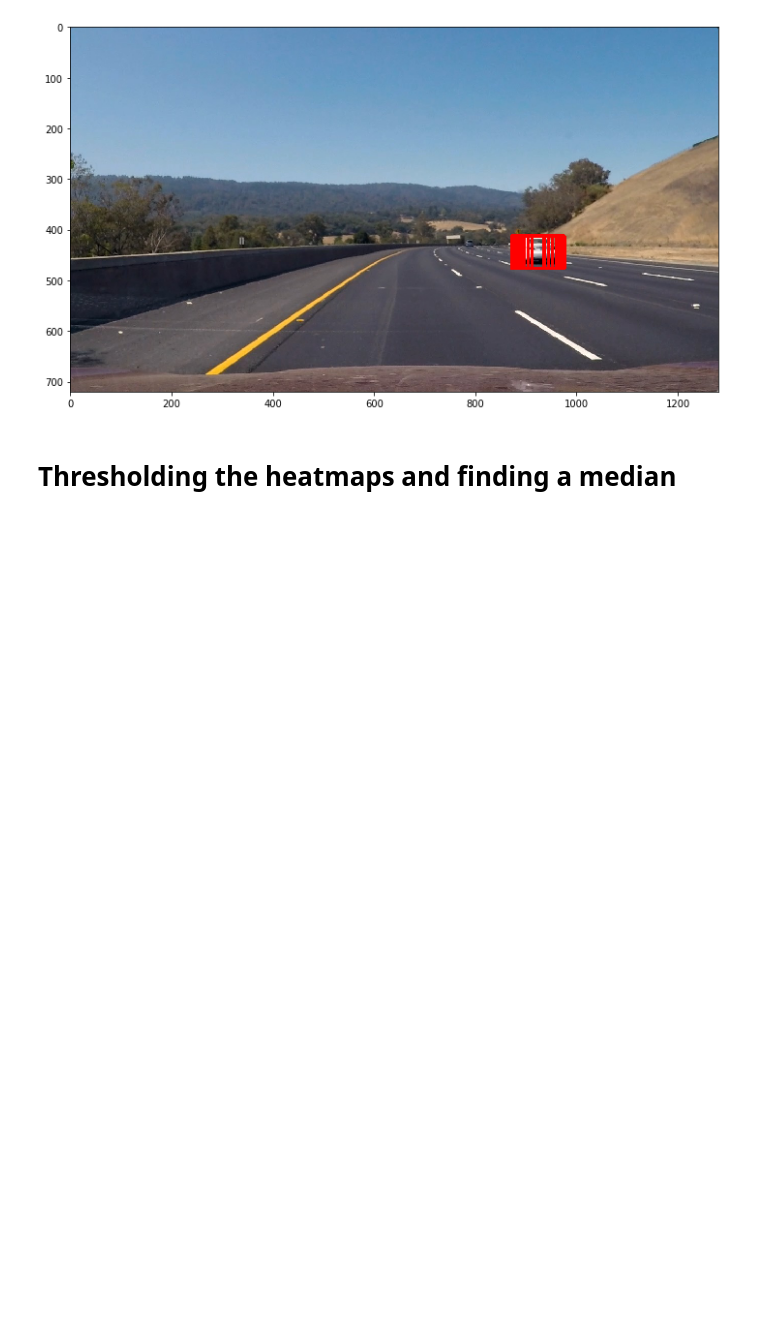
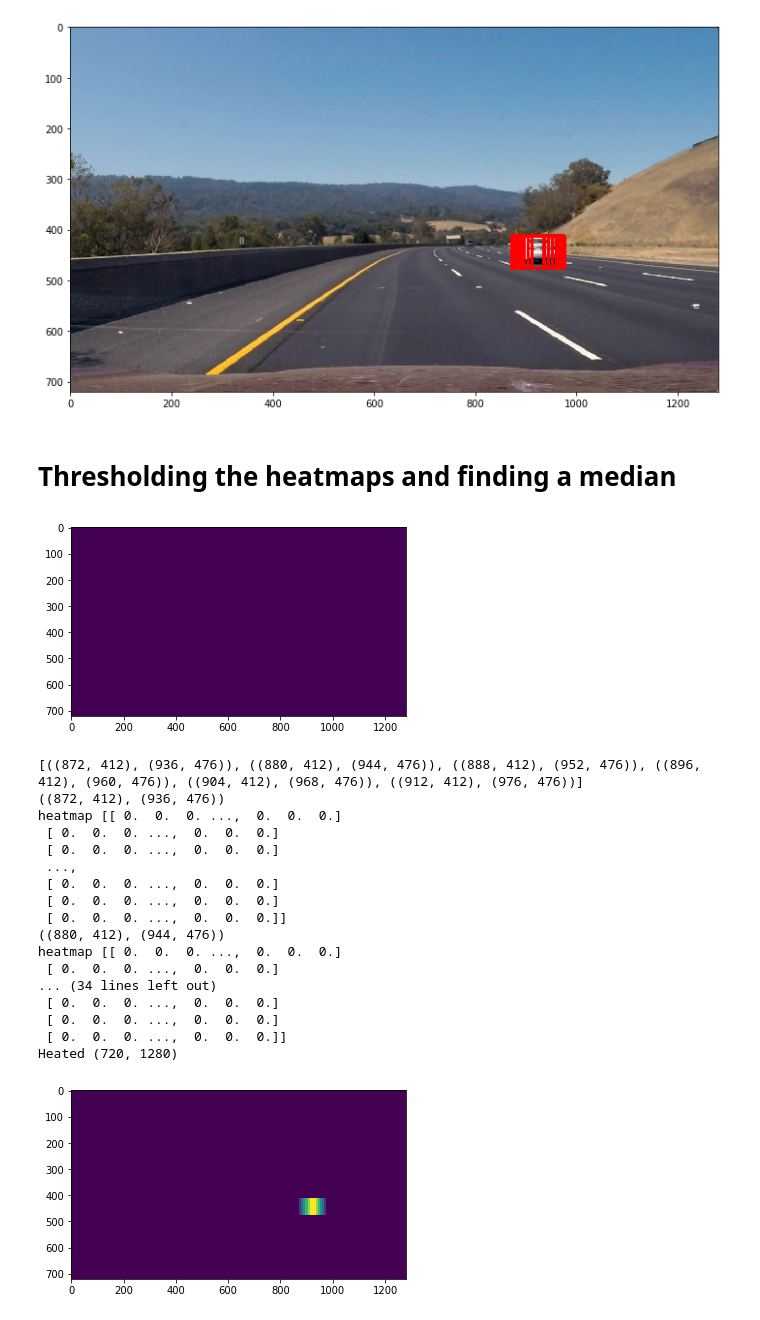
Before and after one commit to gusgad/vehicle-detection, a Jupyter notebook: vehicle_detection.ipynb, the cells around one changed output. Cells and saved outputs as stored; diff of their text form; code cells hidden in the pictures; blank space fills up the shorter version.

Commit message:
Add heat to image based on boxes

```diff
--- a/vehicle_detection.ipynb
+++ b/vehicle_detection.ipynb
@@ -302,3 +304,42 @@ plt.show()
 [figure]
 # %% [markdown]
 # Thresholding the heatmaps and finding a median
+# %%
+def add_heat(heatmap, bbox_list):
+    print(bbox_list)
+    # Iterate through list of bboxes
+    for box in bbox_list:
+        # Add += 1 for all pixels inside each bbox
+        # Assuming each "box" takes the form ((x1, y1), (x2, y2))
+        heatmap[box[0][1]:box[1][1], box[0][0]:box[1][0]] += 1
+    # Return updated heatmap
+    return heatmap# Iterate through list of bboxes
+
+# Create image for the heat similar to one shown above
+heat = np.zeros_like(img[:,:,0]).astype(np.float)
+
+# Add heat to each box in box list
+heat = add_heat(heat,hot_windows)
+print('Heated', heat.shape)
+plt.imshow(heat)
+plt.show()
+# %% [output]
+[figure, added]
+[((872, 412), (936, 476)), ((880, 412), (944, 476)), ((888, 412), (952, 476)), ((896, 412), (960, 476)), ((904, 412), (968, 476)), ((912, 412), (976, 476))]
+((872, 412), (936, 476))
+heatmap [[ 0.  0.  0. ...,  0.  0.  0.]
+ [ 0.  0.  0. ...,  0.  0.  0.]
+ [ 0.  0.  0. ...,  0.  0.  0.]
+ ...,
+ [ 0.  0.  0. ...,  0.  0.  0.]
+ [ 0.  0.  0. ...,  0.  0.  0.]
+ [ 0.  0.  0. ...,  0.  0.  0.]]
+((880, 412), (944, 476))
+heatmap [[ 0.  0.  0. ...,  0.  0.  0.]
+ [ 0.  0.  0. ...,  0.  0.  0.]
+... (34 lines left out)
+ [ 0.  0.  0. ...,  0.  0.  0.]
+ [ 0.  0.  0. ...,  0.  0.  0.]
+ [ 0.  0.  0. ...,  0.  0.  0.]]
+Heated (720, 1280)
+[figure, added]
```
Also changed, not shown: parts of 5 cells of this notebook.
